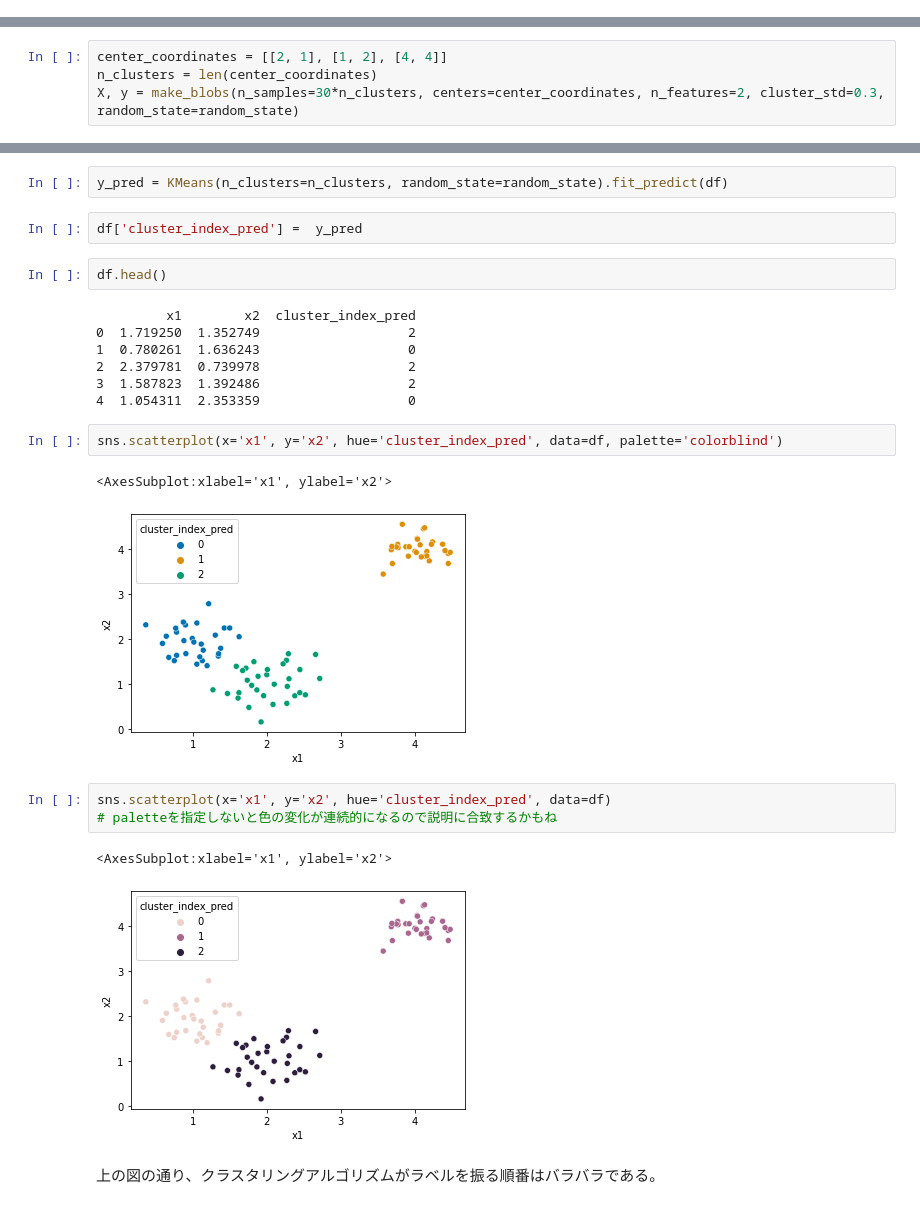
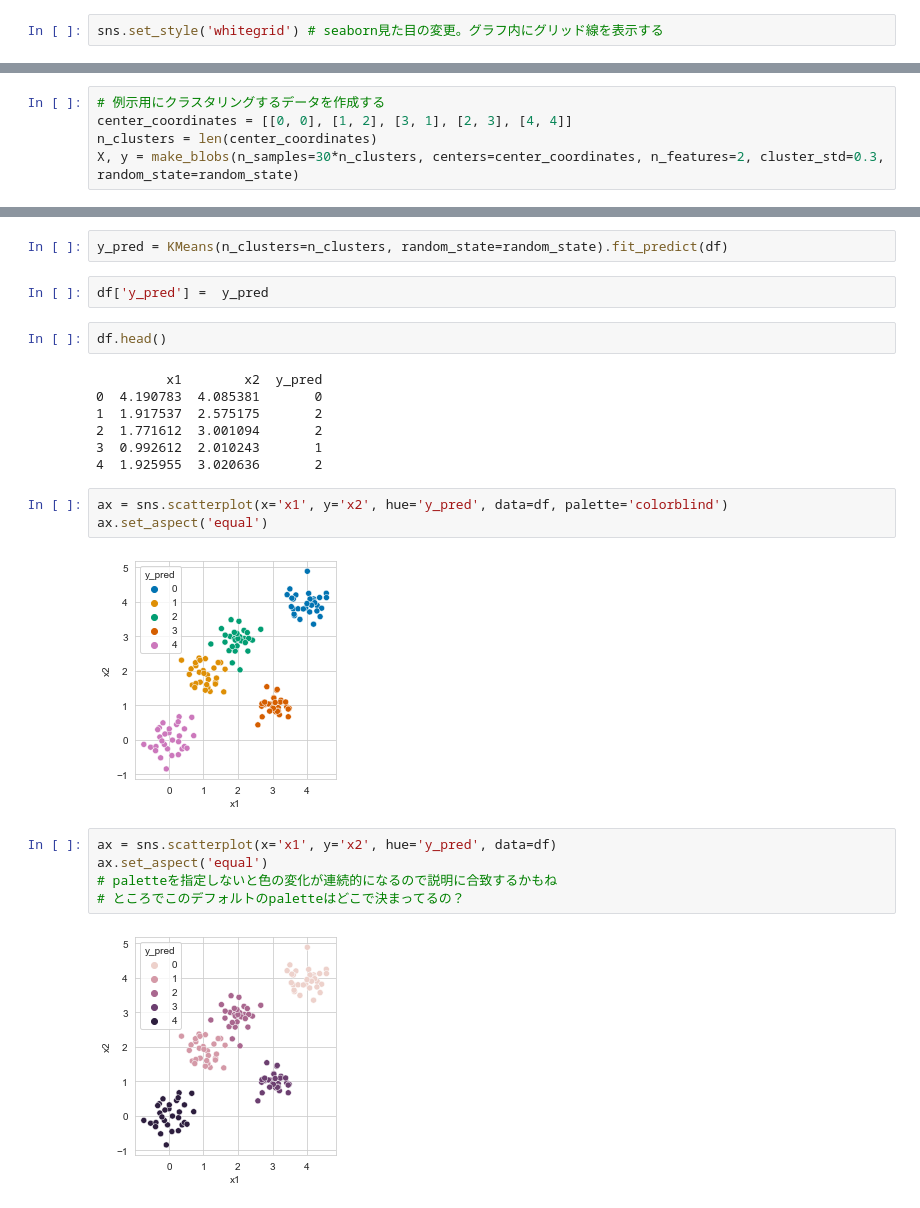
Before and after one commit to Linus-MK/fragments_for_blog, a Jupyter notebook: scikit_learn/permute_cluster_label.ipynb, the cells around one changed output, grey strips where cells are left out. Cells and saved outputs as stored; diff of their text form.

```diff
--- a/scikit_learn/permute_cluster_label.ipynb
+++ b/scikit_learn/permute_cluster_label.ipynb
@@ -19,7 +23,10 @@ print(pd.__version__)
+# %%
+sns.set_style('whitegrid') # seaborn見た目の変更。グラフ内にグリッド線を表示する
 # %%
 random_state = 123
 # %%
-center_coordinates = [[2, 1], [1, 2], [4, 4]]
+# 例示用にクラスタリングするデータを作成する
+center_coordinates = [[0, 0], [1, 2], [3, 1], [2, 3], [4, 4]]
 n_clusters = len(center_coordinates)
 X, y = make_blobs(n_samples=30*n_clusters, centers=center_coordinates, n_features=2, cluster_std=0.3, random_state=random_state)
 # %%
@@ -35,26 +42,25 @@ sns.scatterplot(x='x1', y='x2', data=df)
 # %%
 y_pred = KMeans(n_clusters=n_clusters, random_state=random_state).fit_predict(df)
 # %%
-df['cluster_index_pred'] =  y_pred
+df['y_pred'] =  y_pred
 # %%
 df.head()
 # %% [output]
-         x1        x2  cluster_index_pred
-0  1.719250  1.352749                   2
-1  0.780261  1.636243                   0
-2  2.379781  0.739978                   2
-3  1.587823  1.392486                   2
-4  1.054311  2.353359                   0
+         x1        x2  y_pred
+0  4.190783  4.085381       0
+1  1.917537  2.575175       2
+2  1.771612  3.001094       2
+3  0.992612  2.010243       1
+4  1.925955  3.020636       2
 # %%
-sns.scatterplot(x='x1', y='x2', hue='cluster_index_pred', data=df, palette='colorblind')
+ax = sns.scatterplot(x='x1', y='x2', hue='y_pred', data=df, palette='colorblind')
+ax.set_aspect('equal')
 # %% [output]
-<AxesSubplot:xlabel='x1', ylabel='x2'>
-[figure, old version]
+[figure, new version]
 # %%
-sns.scatterplot(x='x1', y='x2', hue='cluster_index_pred', data=df)
+ax = sns.scatterplot(x='x1', y='x2', hue='y_pred', data=df)
+ax.set_aspect('equal')
 # paletteを指定しないと色の変化が連続的になるので説明に合致するかもね
+# ところでこのデフォルトのpaletteはどこで決まってるの？
 # %% [output]
-<AxesSubplot:xlabel='x1', ylabel='x2'>
-[figure, old version]
+[figure, new version]
-# %% [markdown]
-上の図の通り、クラスタリングアルゴリズムがラベルを振る順番はバラバラである。
```
Also changed, not shown: parts of 15 cells of this notebook.
